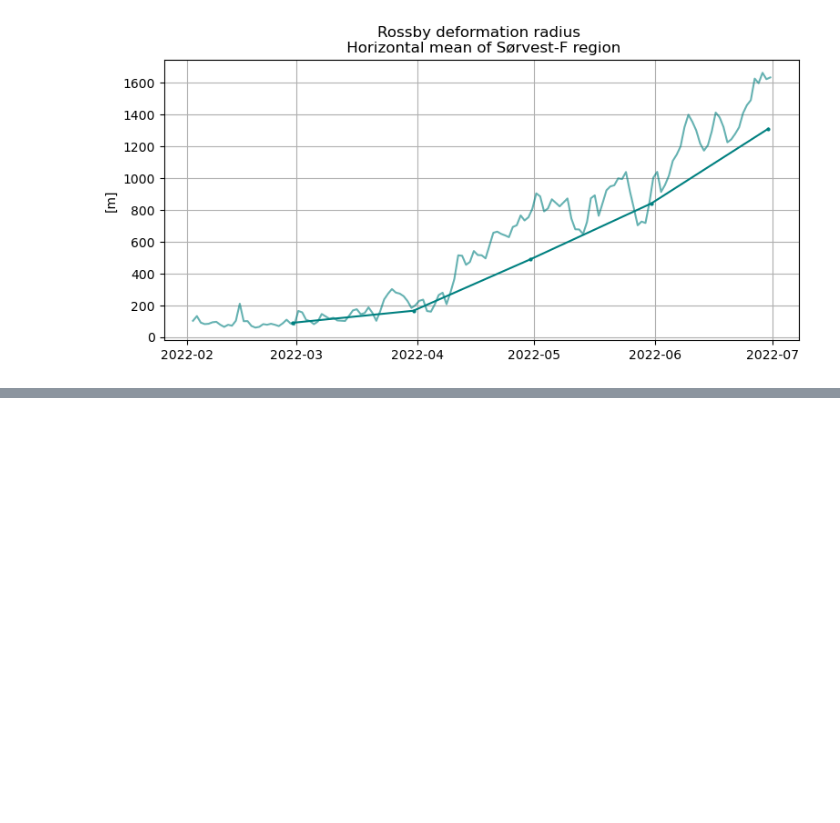
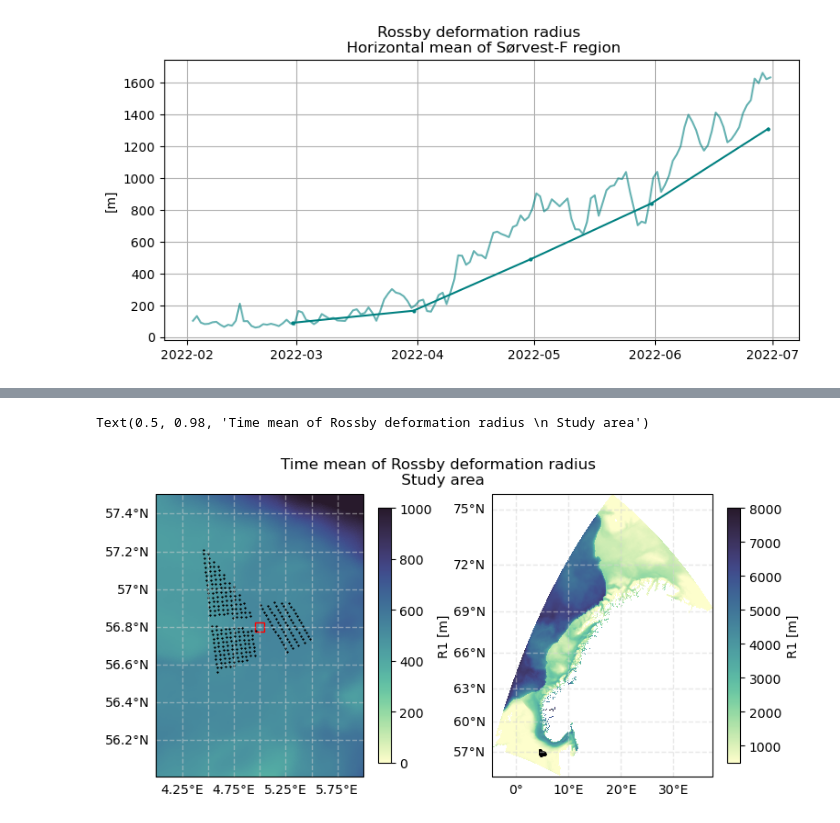
Before and after one commit to kjes4pres/MET_sommer25, a Jupyter notebook: rossby_radius.ipynb, the cells around one changed output, grey strips where cells are left out. Saved outputs shown, nothing was run; the diff lists cells and outputs as text; code cells hidden in the pictures; blank space fills up the shorter version.

```diff
--- a/rossby_radius.ipynb
+++ b/rossby_radius.ipynb
@@ -356,5 +361,10 @@ j_mid, i_mid = find_indices_of_point(grid, mid_lon, mid_lat)
 # %%
 def monthly_mean_area(files):
+    '''
+    Opens all daily files of Rossby deformation radius.
+    Returns the horizontal mean of the radius of a given area.
+    Area chosen around the windpark.
+    '''
     full_ds = xr.open_mfdataset(files)
 
     # Converting ocean_time from seconds since initialization to datetime values
@@ -432,0 +467,2 @@ Text(0.5, 1.0, 'Rossby deformation radius \n Horizontal mean of Sørvest-F regio
+# %%
+R1_4_area = R1_area_mon.values*4
@@ -432,0 +485,3 @@ Text(0.5, 1.0, 'Rossby deformation radius \n Horizontal mean of Sørvest-F regio
+# %%
+# Meters to add in each direction from midpoint
+R1_2_dist = R1_4_area[-1]/2
@@ -432,0 +512,2 @@ Text(0.5, 1.0, 'Rossby deformation radius \n Horizontal mean of Sørvest-F regio
+# %%
+east_lon, west_lon, north_lat, south_lat = move_distance_from_point(mid_lon, mid_lat, R1_2_dist)
@@ -433 +542,35 @@ Text(0.5, 1.0, 'Rossby deformation radius \n Horizontal mean of Sørvest-F regio
+# %%
+fig, ax = plt.subplots(1, 2, figsize=(9, 4), subplot_kw={'projection':proj})
+#plt.subplots_adjust(wspace=0.2)
+
+cmap = 'cmo.deep'
+
+ax[0].set_extent([4, 6, 56, 57.5])
+pll = ax[0].pcolormesh(lon, lat, overall_meantime, transform=ccrs.PlateCarree(), cmap=cmap, vmin=0, vmax=1000)
+cbar = fig.colorbar(pll, ax=ax[0], orientation='vertical', shrink=0.9)
+cbar.set_label('R1 [m]')
+
+pl = ax[1].pcolormesh(lon, lat, overall_meantime, transform=ccrs.PlateCarree(), cmap=cmap, vmin=500, vmax=8000)
+cbar = fig.colorbar(pl, ax=ax[1], orientation='vertical', shrink=0.9)
+cbar.set_label('R1 [m]')
+
+area_lon = [west_lon, east_lon, east_lon, west_lon]
+area_lat = [south_lat, south_lat, north_lat, north_lat]
+
+ax[0].fill(area_lon, area_lat, transform=ccrs.PlateCarree(), color='none', edgecolor='red', linewidth=1)
+ax[1].fill(area_lon, area_lat, transform=ccrs.PlateCarree(), color='none', edgecolor='red', linewidth=1)
+
+for axs in ax:
+    for i in range(len(sorvest_F.coordinates)):
+        axs.plot(sorvest_F.coordinates[i][0], sorvest_F.coordinates[i][1], transform = ccrs.PlateCarree(), color = 'black', marker ='*', markersize=1)
+    gl = axs.gridlines(crs=ccrs.PlateCarree(), draw_labels=True, linewidth=1, color='lightgray', alpha=0.5, linestyle='--')
+    gl.top_labels = False  # Disable top labels
+    gl.right_labels = False  # Disable right labels
+    gl.xformatter = LONGITUDE_FORMATTER
+    gl.yformatter = LATITUDE_FORMATTER
+
+fig.suptitle('Time mean of Rossby deformation radius \n Study area')
+# %% [output]
+Text(0.5, 0.98, 'Time mean of Rossby deformation radius \n Study area')
+[figure, added]
 # %% [markdown]
```
Also changed, not shown: parts of 31 cells of this notebook.
